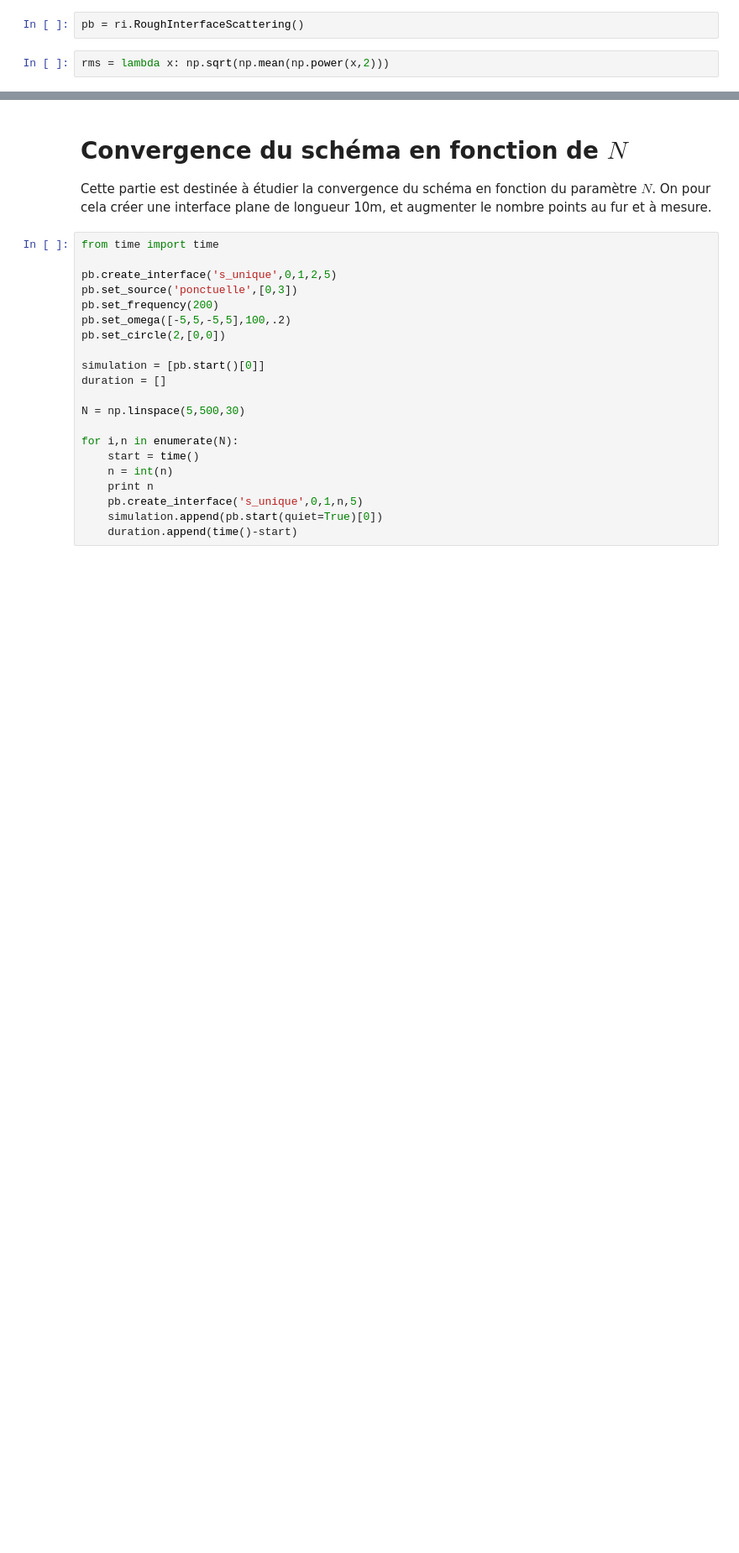
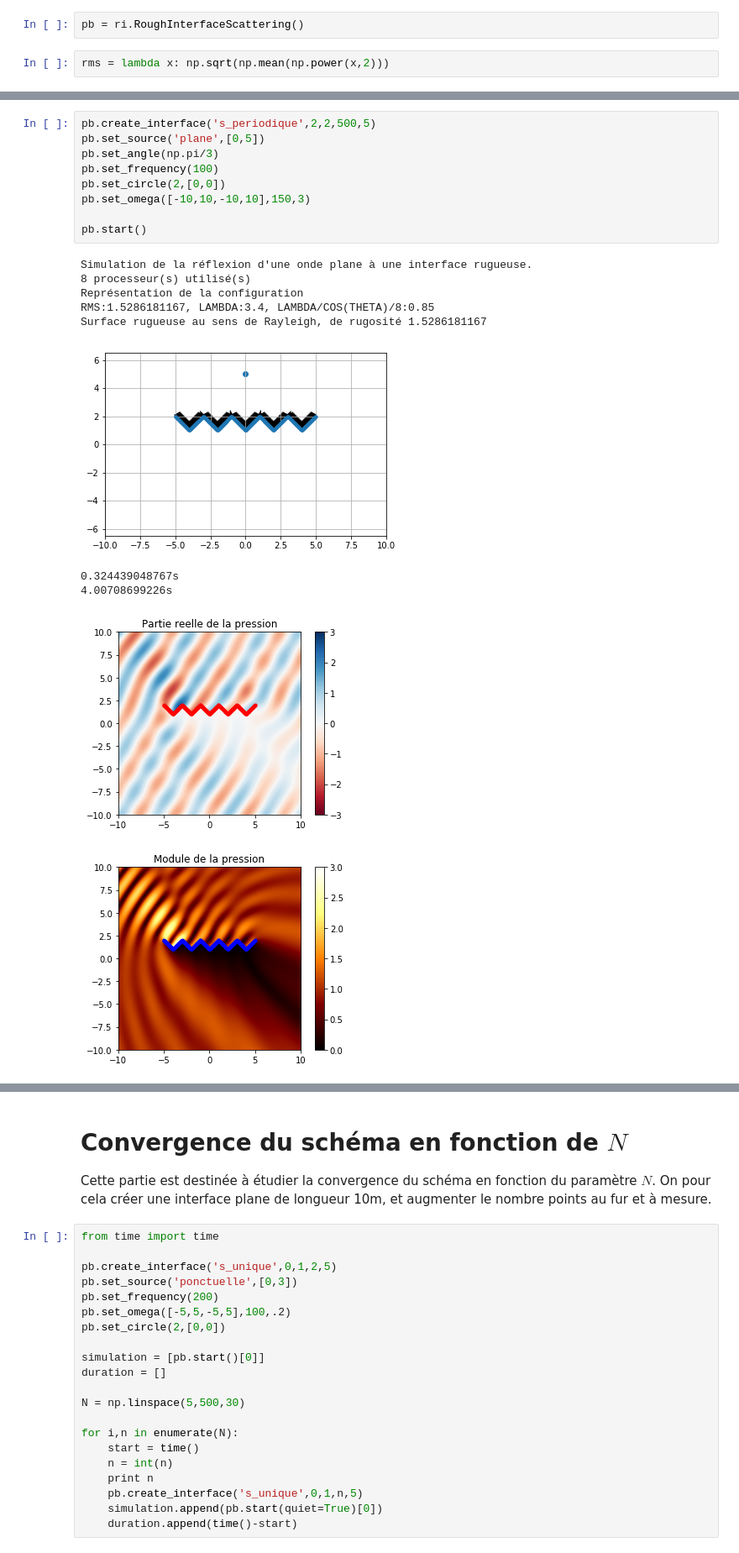
Before and after one commit to caillonantoine/rough-interface, a Jupyter notebook: Avancement.ipynb, the cells around one changed output, grey strips where cells are left out. Shown at 84% size. Saved outputs shown, nothing was run; the diff lists cells and outputs as text; blank space fills up the shorter version.

```diff
--- a/Avancement.ipynb
+++ b/Avancement.ipynb
@@ -28,0 +32,20 @@ rms = lambda x: np.sqrt(np.mean(np.power(x,2)))
+# %%
+pb.create_interface('s_periodique',2,2,500,5)
+pb.set_source('plane',[0,5])
+pb.set_angle(np.pi/3)
+pb.set_frequency(100)
+pb.set_circle(2,[0,0])
+pb.set_omega([-10,10,-10,10],150,3)
+
+pb.start()
+# %% [output]
+Simulation de la réflexion d'une onde plane à une interface rugueuse.
+8 processeur(s) utilisé(s)
+Représentation de la configuration
+RMS:1.5286181167, LAMBDA:3.4, LAMBDA/COS(THETA)/8:0.85
+Surface rugueuse au sens de Rayleigh, de rugosité 1.5286181167
+[figure, added]
+0.324439048767s
+4.00708699226s
+[figure, added]
+[figure, added]
```
Also changed, not shown: parts of 2 cells of this notebook.
